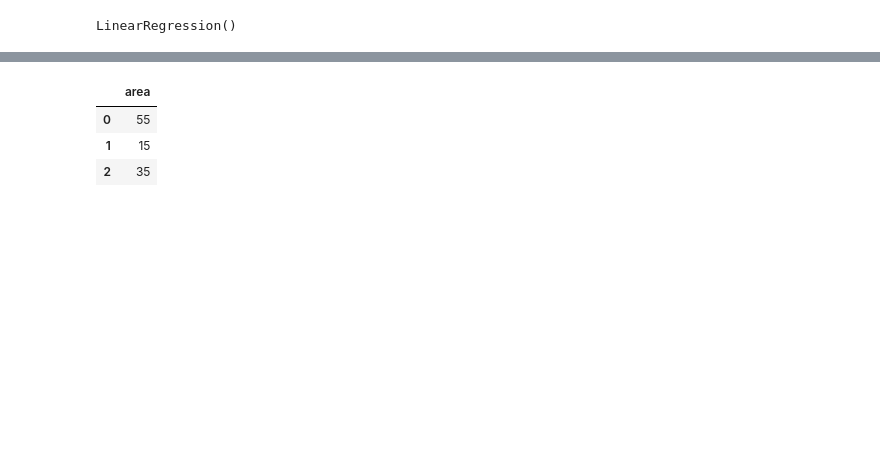
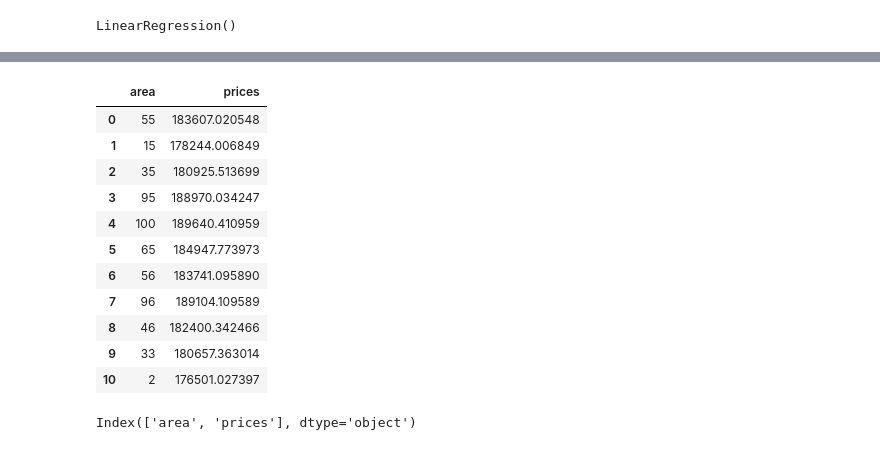
Before and after one commit to Kajal1708/Home_price_prediction, a Jupyter notebook: model.ipynb, the cells around one changed output, grey strips where cells are left out. Cells and saved outputs as stored; diff of their text form; code cells hidden in the pictures; blank space fills up the shorter version.

```diff
--- a/model.ipynb
+++ b/model.ipynb
@@ -71,8 +68,22 @@ plt.plot(df.area,reg.predict(df[['area']]),color='blue')
 # %%
 d = pd.read_csv('prices.csv')
-d.head(3)
+# d.head(2)
+d
 # %% [output]
-|  | area |
-| 0 | 55 |
-| 1 | 15 |
-| 2 | 35 |
+|  | area | prices |
+| 0 | 55 | 183607.020548 |
+| 1 | 15 | 178244.006849 |
+| 2 | 35 | 180925.513699 |
+| 3 | 95 | 188970.034247 |
+| 4 | 100 | 189640.410959 |
+| 5 | 65 | 184947.773973 |
+| 6 | 56 | 183741.095890 |
+| 7 | 96 | 189104.109589 |
+| 8 | 46 | 182400.342466 |
+| 9 | 33 | 180657.363014 |
+| 10 | 2 | 176501.027397 |
+# %%
+# print(X_train.columns)  # Training data feature names
+print(d.columns)        # Prediction data feature names
+# %% [output]
+Index(['area', 'prices'], dtype='object')
```
Also changed, not shown: parts of 15 cells of this notebook, 2 other files.
